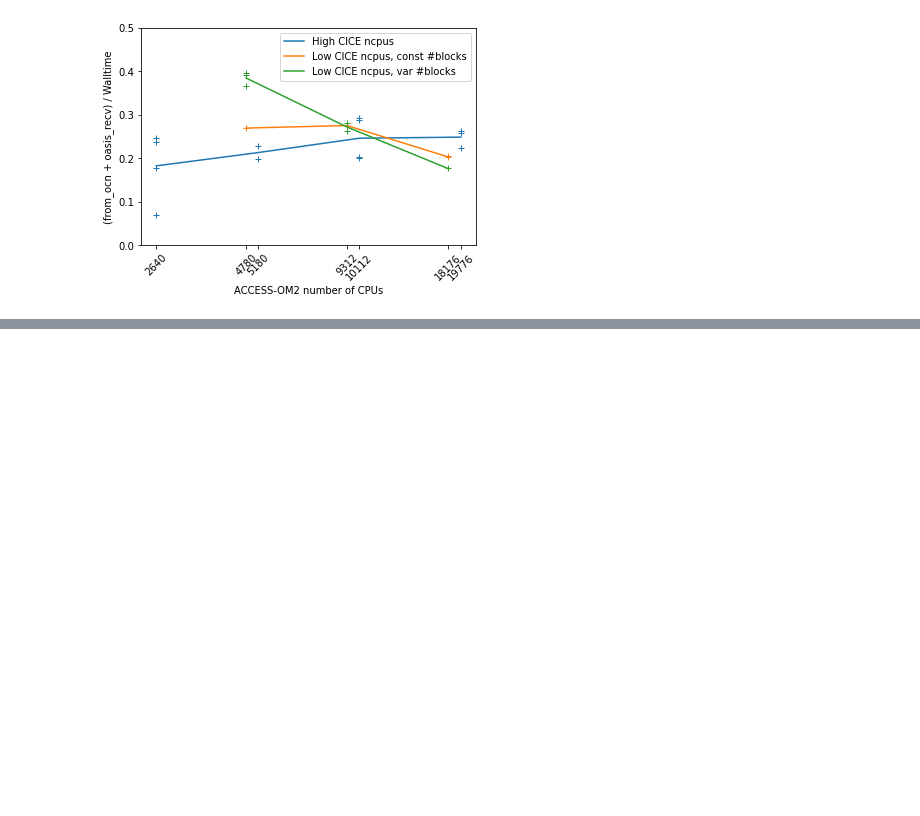
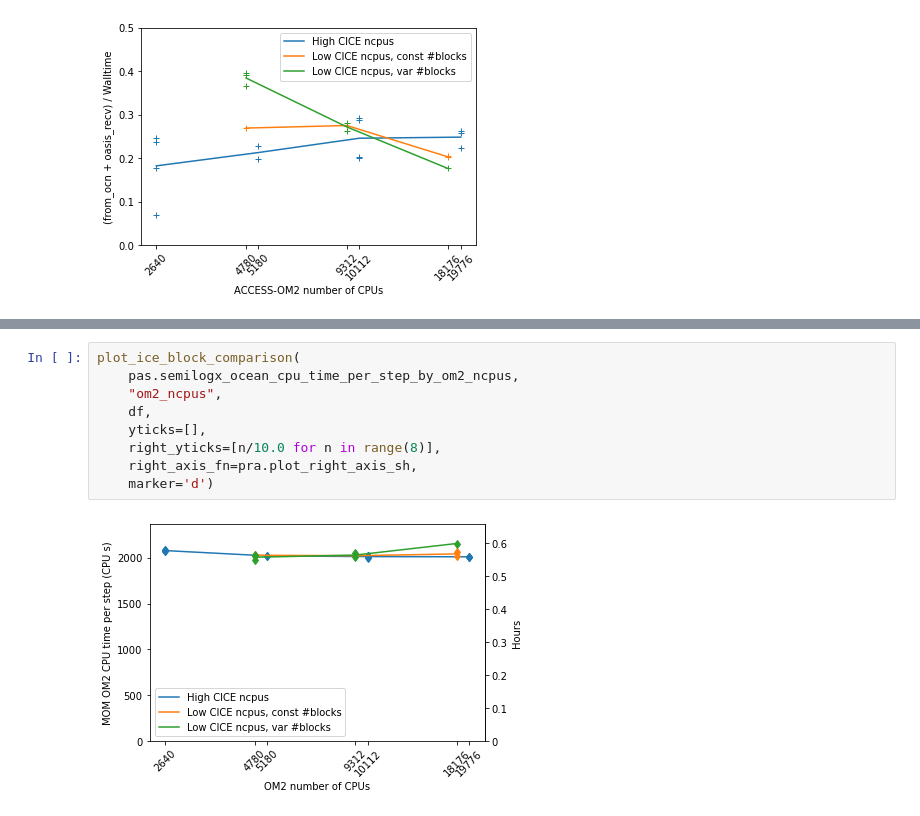
Before and after one commit to penguian/performance-analysis, a Jupyter notebook: plot_access_om2_scaling.ipynb, the cells around one changed output, grey strips where cells are left out. Saved outputs shown, nothing was run; the diff lists cells and outputs as text; blank space fills up the shorter version.

```diff
--- a/plot_access_om2_scaling.ipynb
+++ b/plot_access_om2_scaling.ipynb
@@ -333,0 +345,11 @@ plot_ice_block_comparison(
+# %%
+plot_ice_block_comparison(
+    pas.semilogx_ocean_cpu_time_per_step_by_om2_ncpus,
+    "om2_ncpus",
+    df,
+    yticks=[],
+    right_yticks=[n/10.0 for n in range(8)],
+    right_axis_fn=pra.plot_right_axis_sh,
+    marker='d')
+# %% [output]
+[figure, added]
```
Also changed, not shown: parts of 12 cells of this notebook, 6 other files.
